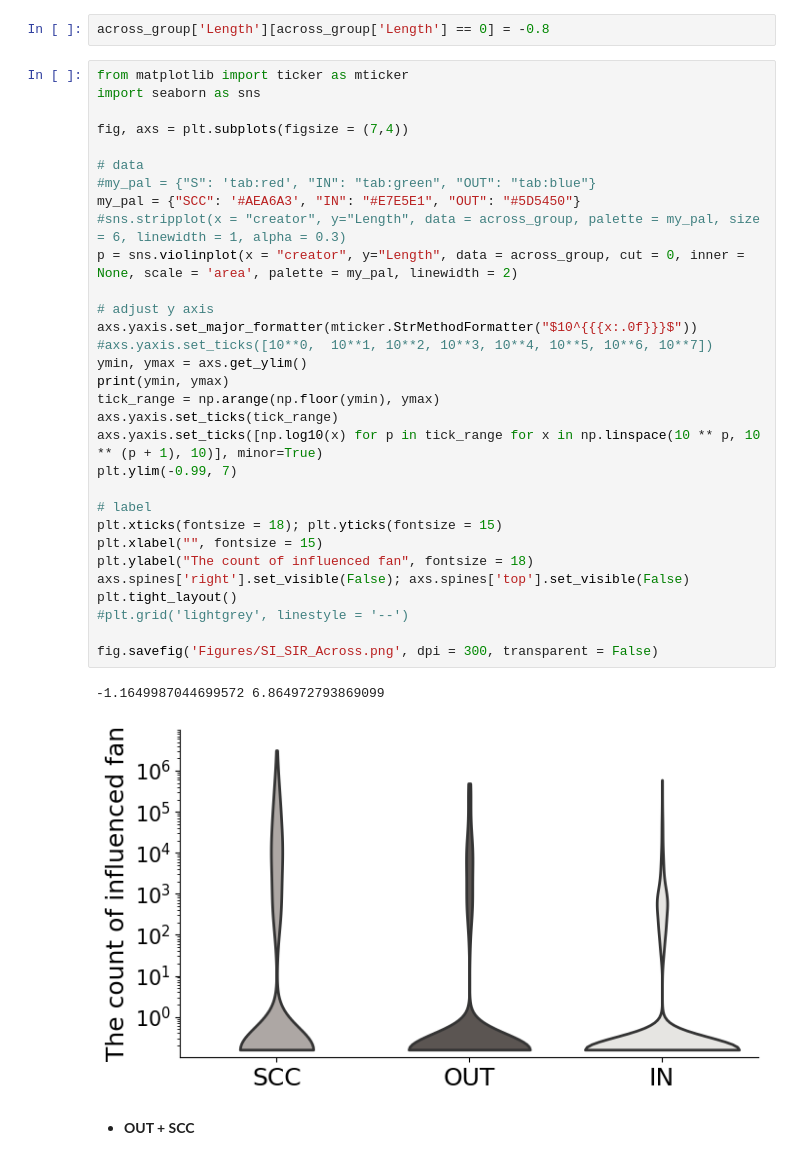
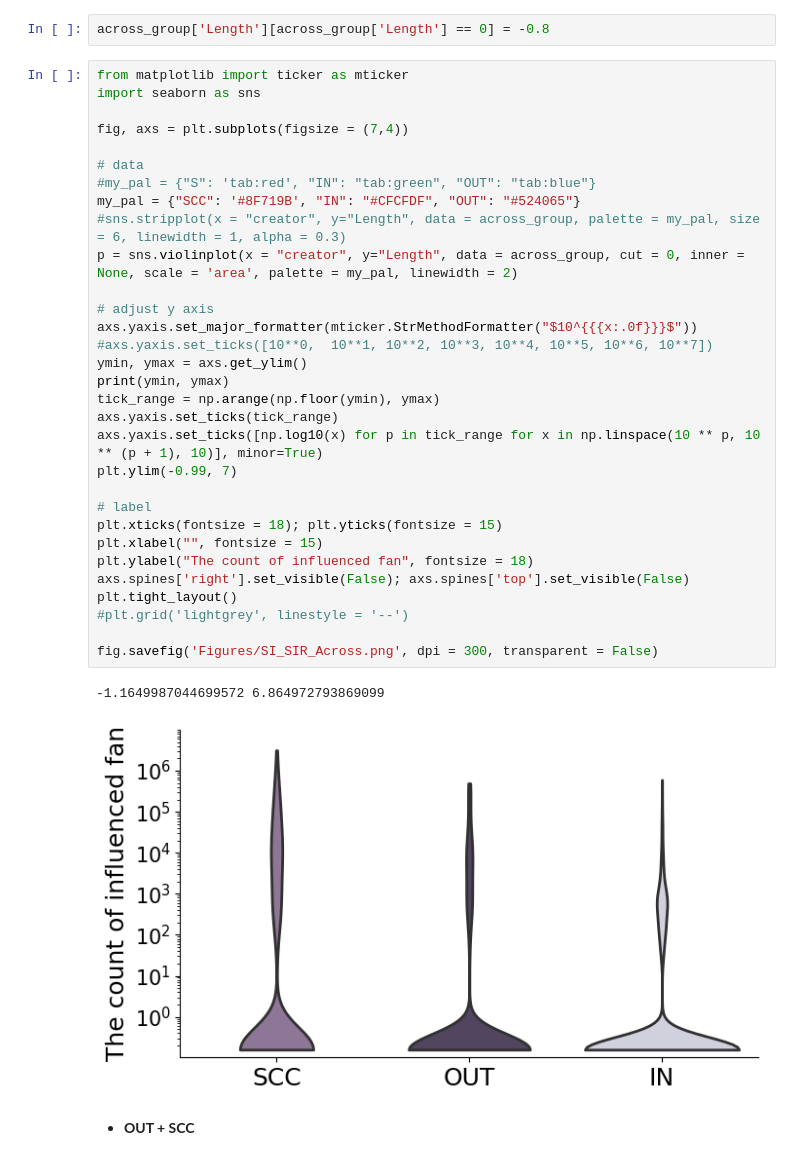
Before and after one commit to YuetingH/BT_Vaccination_Views, a Jupyter notebook: Main Dataset/6_Results_SIR_SI.ipynb, the cells around one changed output. Cells and saved outputs as stored; diff of their text form.

```diff
--- a/Main Dataset/6_Results_SIR_SI.ipynb
+++ b/Main Dataset/6_Results_SIR_SI.ipynb
@@ -818,35 +818,35 @@ from matplotlib import ticker as mticker
 import seaborn as sns
 
 fig, axs = plt.subplots(figsize = (7,4))
 
 # data
 #my_pal = {"S": 'tab:red', "IN": "tab:green", "OUT": "tab:blue"}
-my_pal = {"SCC": '#AEA6A3', "IN": "#E7E5E1", "OUT": "#5D5450"}
+my_pal = {"SCC": '#8F719B', "IN": "#CFCFDF", "OUT": "#524065"}
 #sns.stripplot(x = "creator", y="Length", data = across_group, palette = my_pal, size = 6, linewidth = 1, alpha = 0.3)
 p = sns.violinplot(x = "creator", y="Length", data = across_group, cut = 0, inner = None, scale = 'area', palette = my_pal, linewidth = 2)
 
 # adjust y axis
 axs.yaxis.set_major_formatter(mticker.StrMethodFormatter("$10^{{{x:.0f}}}$"))
 #axs.yaxis.set_ticks([10**0,  10**1, 10**2, 10**3, 10**4, 10**5, 10**6, 10**7])
 ymin, ymax = axs.get_ylim()
 print(ymin, ymax)
 tick_range = np.arange(np.floor(ymin), ymax)
 axs.yaxis.set_ticks(tick_range)
 axs.yaxis.set_ticks([np.log10(x) for p in tick_range for x in np.linspace(10 ** p, 10 ** (p + 1), 10)], minor=True)
 plt.ylim(-0.99, 7)
 
 # label
 plt.xticks(fontsize = 18); plt.yticks(fontsize = 15)
 plt.xlabel("", fontsize = 15)
 plt.ylabel("The count of influenced fan", fontsize = 18)
 axs.spines['right'].set_visible(False); axs.spines['top'].set_visible(False)
 plt.tight_layout()
 #plt.grid('lightgrey', linestyle = '--')
 
 fig.savefig('Figures/SI_SIR_Across.png', dpi = 300, transparent = False)
 # %% [output]
 -1.1649987044699572 6.864972793869099
-[figure, old version]
+[figure, new version]
 # %% [markdown]
 - **OUT + SCC**
 # %% [markdown]
```
Also changed, not shown: parts of 2 cells of this notebook, 8 other files.
